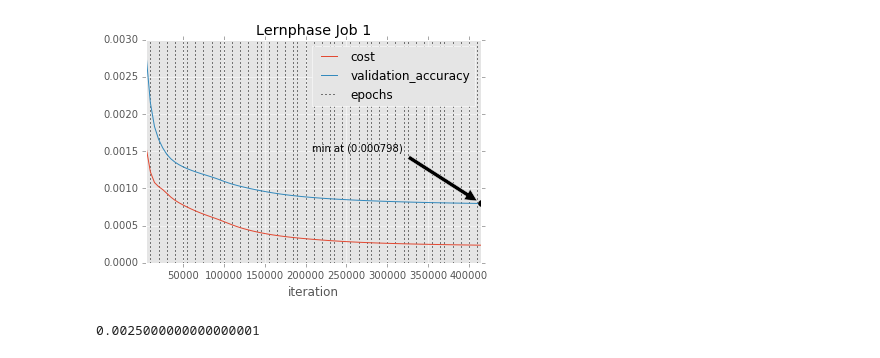
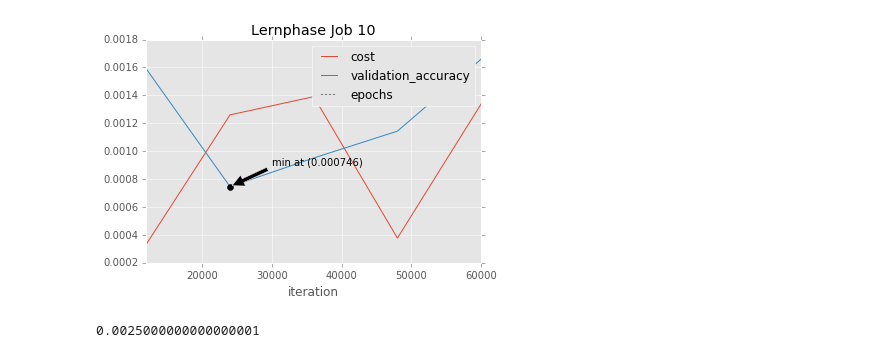
Before and after one commit to codingluke/ba-thesis-code, a Jupyter notebook: notebooks/metric_test.ipynb, the cells around one changed output. Drawn from its saved outputs; the diff is of its cells as text; code cells hidden in the pictures.

```diff
--- a/notebooks/metric_test.ipynb
+++ b/notebooks/metric_test.ipynb
@@ -11,5 +12,5 @@ from metric import MetricRecorder, MetricReader, plt
 # %%
-mr = MetricReader(config_dir_path='../spearmint/metric-test/')
+mr = MetricReader(config_dir_path='../spearmint/minibatch-size/')
 # %%
 mr.get_metadata()
 # %% [output]
@@ -52,7 +45,7 @@ records
 # %%
-mr.plot(job_id=1)
+mr.plot(job_id=10)
 # %% [output]
-[figure, old version]
+[figure, new version]
 # %%
 fig, ax = plt.subplots(1, 1)
 ax.plot(xy=(50000, 0.001), marker='o', color="r", linestyle="None", label="test")
```
Also changed, not shown: parts of 6 cells of this notebook, 5 other files.
